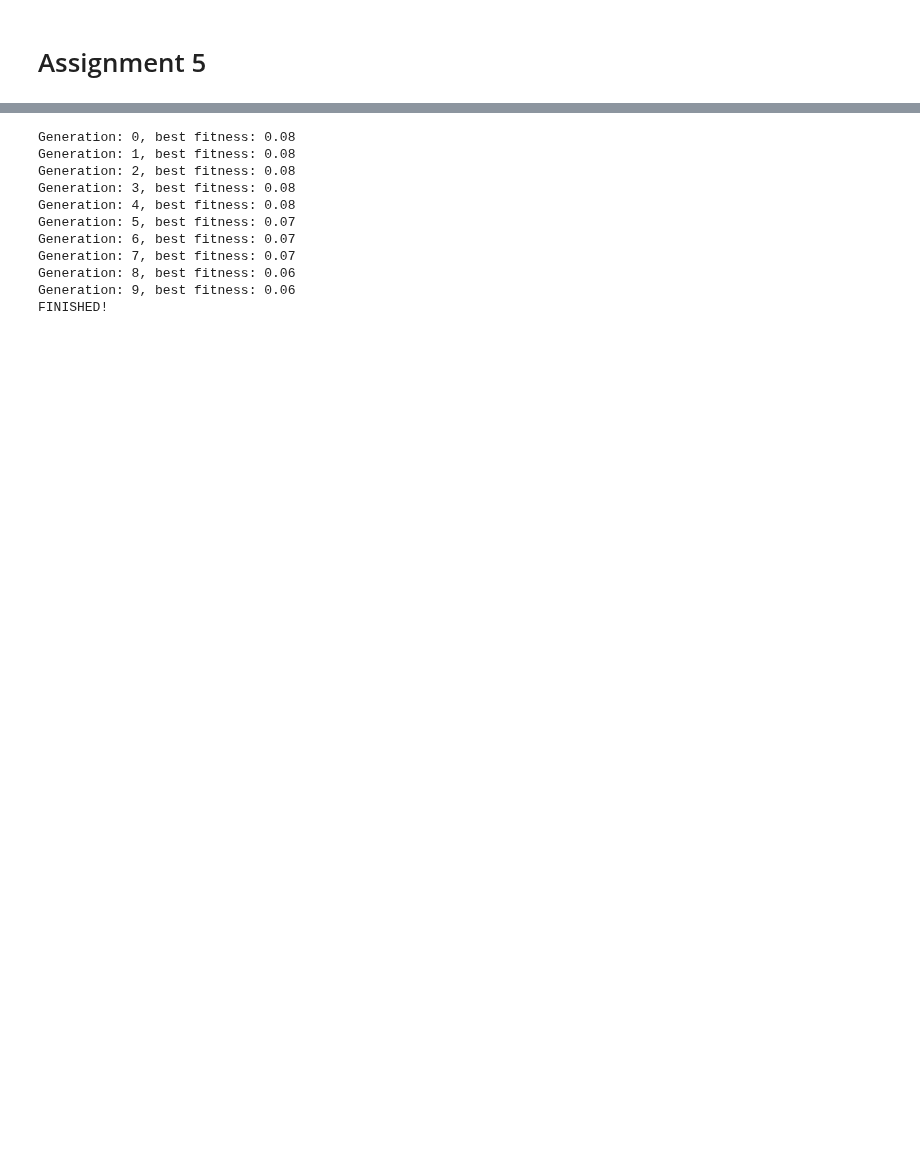
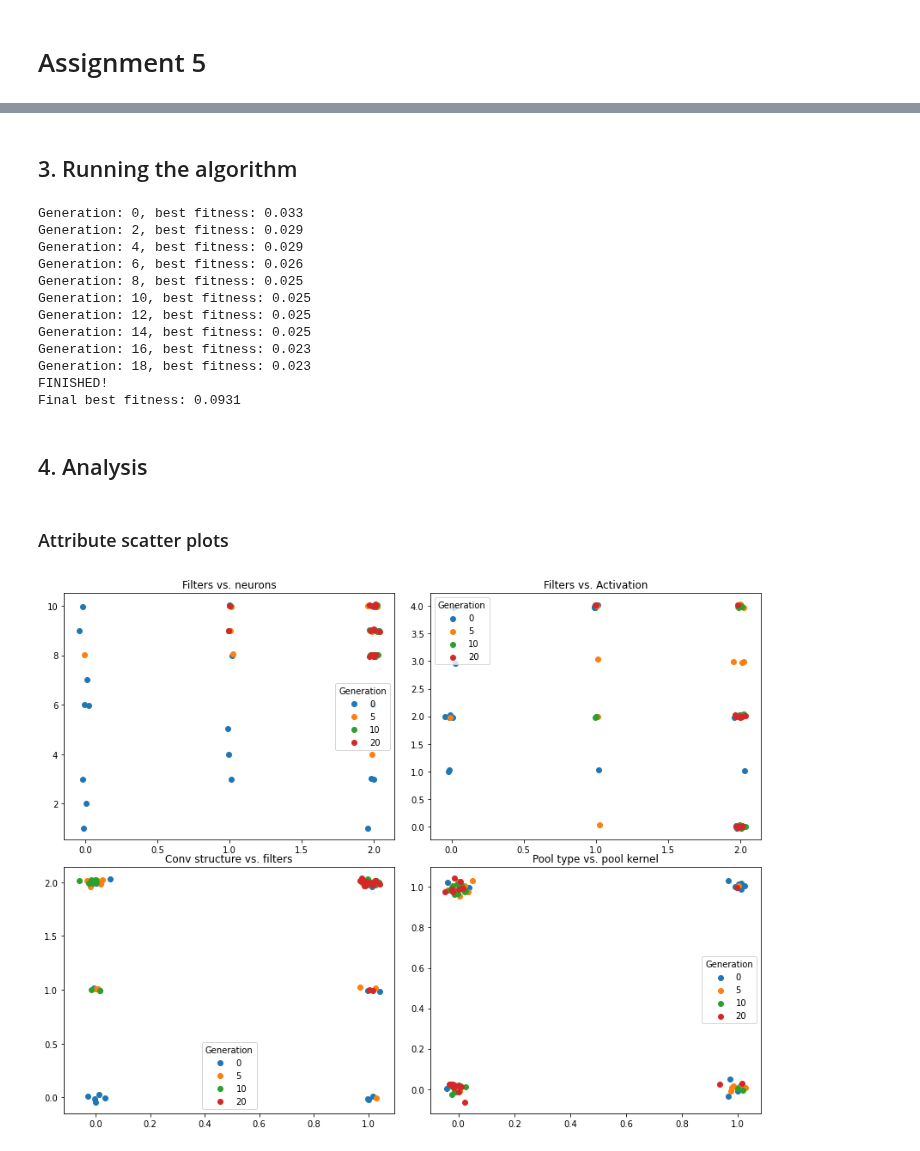
Before and after one commit to ChackMociute/Computational-Intelligence, a Jupyter notebook: Assignments/Assignment 5/assignment_5.ipynb, the cells around one changed output, grey strips where cells are left out. Saved outputs shown, nothing was run; the diff lists cells and outputs as text; code cells hidden in the pictures; blank space fills up the shorter version.

```diff
--- a/Assignments/Assignment 5/assignment_5.ipynb
+++ b/Assignments/Assignment 5/assignment_5.ipynb
@@ -43,7 +50,7 @@ class Dataset_:
             sample_y = torch.tensor(self.targets[idx]).type(torch.LongTensor)
             if self.transforms:
                 sample_x = self.transforms(sample_x)
-            return (sample_x.to(device), sample_y.to(device))
+            return sample_x.to(device), sample_y.to(device) # Port everything to chosen device
 
     def select_mode(self, mode, transforms=None):
         return self.Digits(mode, transforms)
@@ -236,17 +254,20 @@ class EA:
         x, f = self.survivor_selection(x_old, x_children, f_old, f_children)
 
         return x, f
+# %% [markdown]
+## 3. Running the algorithm
 # %%
-num_generations = 10
+# --------------HYPERPARAMETERS--------------
+num_generations = 20
 pop_size = 20
 bounds_min = np.asarray([0, 0, 0, 0, 0, 1])
 bounds_max = np.asarray([2, 1, 4, 1, 1, 10])
 
-
+# --------------EA OBJECT--------------
 e = Evaluator(epochs=5)
 ea = EA(e, pop_size, bounds_min, bounds_max)
 
-
+# --------------INITIAL POPULATION--------------
 x = np.random.randint(low=bounds_min, high=bounds_max+1, size=(pop_size, 6))
 f = e.evaluate(x)
 
@@ -254,10 +275,10 @@ populations = []
 populations.append(x)
 f_best = [f.min()]
 
-# Run the EA.
+# --------------OPTIMIZATION--------------
 for i in range(num_generations):
     if i % int(num_generations * 0.1) == 0:
-        print('Generation: {}, best fitness: {:.2f}'.format(i, f.min()))
+        print('Generation: {}, best fitness: {:.3f}'.format(i, f.min()))
     x, f = ea.step(x, f)
     populations.append(x)
     if f.min() < f_best[-1]:
@@ -265,15 +286,44 @@ for i in range(num_generations):
     else:
         f_best.append(f_best[-1])
 print('FINISHED!')
+
+# --------------FINAL EVALUATION--------------
+test_ce = e.evaluate(x[f.argmin()], test=True)[0]
+print(f'Final best fitness: {test_ce:.3}')
 # %% [output]
-Generation: 0, best fitness: 0.08
-Generation: 1, best fitness: 0.08
-Generation: 2, best fitness: 0.08
-Generation: 3, best fitness: 0.08
-Generation: 4, best fitness: 0.08
-Generation: 5, best fitness: 0.07
-Generation: 6, best fitness: 0.07
-Generation: 7, best fitness: 0.07
-Generation: 8, best fitness: 0.06
-Generation: 9, best fitness: 0.06
+Generation: 0, best fitness: 0.033
+Generation: 2, best fitness: 0.029
+Generation: 4, best fitness: 0.029
+Generation: 6, best fitness: 0.026
+Generation: 8, best fitness: 0.025
+Generation: 10, best fitness: 0.025
+Generation: 12, best fitness: 0.025
+Generation: 14, best fitness: 0.025
+Generation: 16, best fitness: 0.023
+Generation: 18, best fitness: 0.023
 FINISHED!
+Final best fitness: 0.0931
+# %% [markdown]
+## 4. Analysis
+# %% [markdown]
+### Attribute scatter plots
+# %%
+gens = [0, num_generations//4, num_generations//2, num_generations]
+fig_ea_pops, axs = plt.subplots(2, 2, figsize=(12, 9))
+fig_ea_pops.tight_layout()
+
+for i in range(len(gens)):
+    pop_i = populations[gens[i]] + np.random.randn(*populations[gens[i]].shape)/50
+    axs[0,0].scatter(pop_i[:,0], pop_i[:,-1], label=str(gens[i]))
+    axs[0,1].scatter(pop_i[:,0], pop_i[:,2], label=str(gens[i]))
+    axs[1,0].scatter(pop_i[:,1], pop_i[:,0], label=str(gens[i]))
+    axs[1,1].scatter(pop_i[:,3], pop_i[:,4], label=str(gens[i]))
+axs[0,0].legend(title='Generation'), axs[0,1].legend(title='Generation'), axs[1,0].legend(title='Generation'), axs[1,1].legend(title='Generation')
+axs[0,0].set_title('Filters vs. neurons')
+axs[0,1].set_title('Filters vs. Activation')
+axs[1,0].set_title('Conv structure vs. filters')
+axs[1,1].set_title('Pool type vs. pool kernel')
+
+plt.show()
+# %% [output]
+[figure, added]
```
Also changed, not shown: parts of 18 cells of this notebook.
